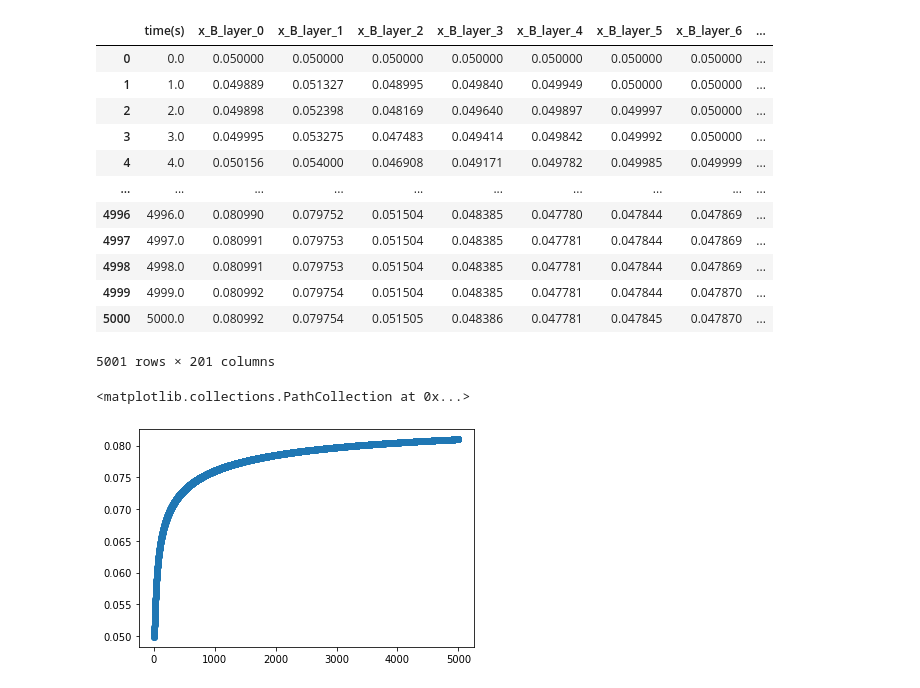
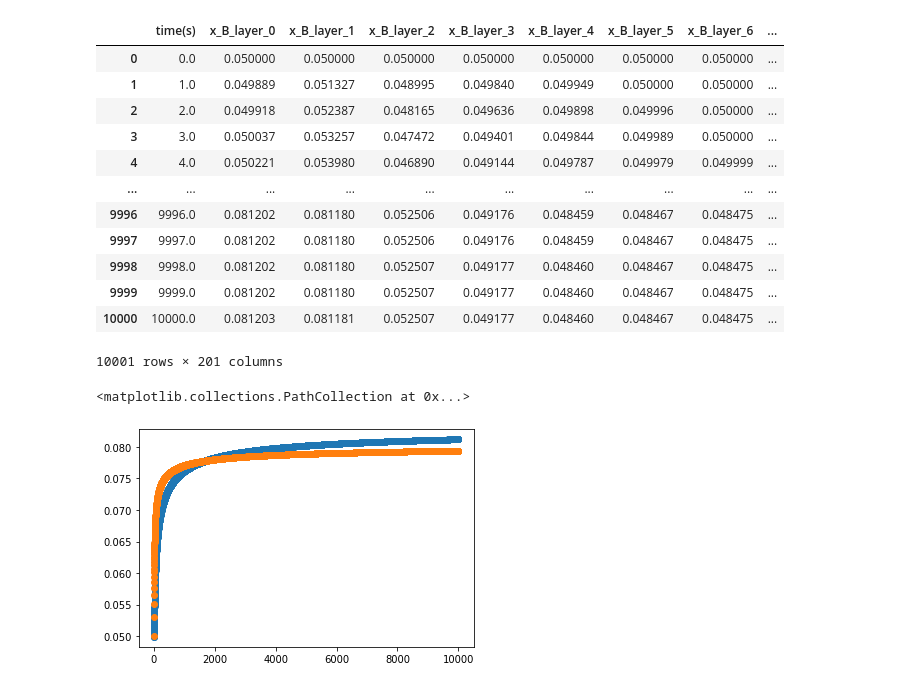
Before and after one commit to Dongsheng-Wen/Segregation_kinetics, a Jupyter notebook: notebooks/Ternary_Ni_5Co_5Cr.ipynb, the cells around one changed output. Drawn from its saved outputs; the diff is of its cells as text; code cells hidden in the pictures.

```diff
--- a/notebooks/Ternary_Ni_5Co_5Cr.ipynb
+++ b/notebooks/Ternary_Ni_5Co_5Cr.ipynb
@@ -88,7 +88,7 @@ Q_list_B = np.random.normal(loc=Q_B,scale=5,size=nd)
 
 # time
 dt = 1  # time step size /s
-nt = 5000  # number of time steps
+nt = 10000  # number of time steps
 # %%
 # solute-solute interaction energies
 J2eV = 8.617333262145e-5/1.380649e-23
@@ -127,18 +127,19 @@ system.calc_data
 |  | time(s) | x_B_layer_0 | x_B_layer_1 | x_B_layer_2 | x_B_layer_3 | x_B_layer_4 | x_B_layer_5 | x_B_layer_6 | ... |
 | 0 | 0.0 | 0.050000 | 0.050000 | 0.050000 | 0.050000 | 0.050000 | 0.050000 | 0.050000 | ... |
 | 1 | 1.0 | 0.049889 | 0.051327 | 0.048995 | 0.049840 | 0.049949 | 0.050000 | 0.050000 | ... |
-| 2 | 2.0 | 0.049898 | 0.052398 | 0.048169 | 0.049640 | 0.049897 | 0.049997 | 0.050000 | ... |
-| 3 | 3.0 | 0.049995 | 0.053275 | 0.047483 | 0.049414 | 0.049842 | 0.049992 | 0.050000 | ... |
-| 4 | 4.0 | 0.050156 | 0.054000 | 0.046908 | 0.049171 | 0.049782 | 0.049985 | 0.049999 | ... |
+| 2 | 2.0 | 0.049918 | 0.052387 | 0.048165 | 0.049636 | 0.049898 | 0.049996 | 0.050000 | ... |
+| 3 | 3.0 | 0.050037 | 0.053257 | 0.047472 | 0.049401 | 0.049844 | 0.049989 | 0.050000 | ... |
+| 4 | 4.0 | 0.050221 | 0.053980 | 0.046890 | 0.049144 | 0.049787 | 0.049979 | 0.049999 | ... |
 | ... | ... | ... | ... | ... | ... | ... | ... | ... | ... |
-| 4996 | 4996.0 | 0.080990 | 0.079752 | 0.051504 | 0.048385 | 0.047780 | 0.047844 | 0.047869 | ... |
-| 4997 | 4997.0 | 0.080991 | 0.079753 | 0.051504 | 0.048385 | 0.047781 | 0.047844 | 0.047869 | ... |
-| 4998 | 4998.0 | 0.080991 | 0.079753 | 0.051504 | 0.048385 | 0.047781 | 0.047844 | 0.047869 | ... |
-| 4999 | 4999.0 | 0.080992 | 0.079754 | 0.051504 | 0.048385 | 0.047781 | 0.047844 | 0.047870 | ... |
-| 5000 | 5000.0 | 0.080992 | 0.079754 | 0.051505 | 0.048386 | 0.047781 | 0.047845 | 0.047870 | ... |
+| 9996 | 9996.0 | 0.081202 | 0.081180 | 0.052506 | 0.049176 | 0.048459 | 0.048467 | 0.048475 | ... |
+| 9997 | 9997.0 | 0.081202 | 0.081180 | 0.052506 | 0.049176 | 0.048459 | 0.048467 | 0.048475 | ... |
+| 9998 | 9998.0 | 0.081202 | 0.081180 | 0.052507 | 0.049177 | 0.048460 | 0.048467 | 0.048475 | ... |
+| 9999 | 9999.0 | 0.081202 | 0.081180 | 0.052507 | 0.049177 | 0.048460 | 0.048467 | 0.048475 | ... |
+| 10000 | 10000.0 | 0.081203 | 0.081181 | 0.052507 | 0.049177 | 0.048460 | 0.048467 | 0.048475 | ... |
-5001 rows × 201 columns
+10001 rows × 201 columns
 # %%
 plt.scatter(system.calc_data['time(s)'],system.calc_data['x_B_layer_0'])
+plt.scatter(system.calc_data['time(s)'],system.calc_data['x_C_layer_0'])
 # %% [output]
 <matplotlib.collections.PathCollection at 0x...>
-[figure, old version]
+[figure, new version]
```
Also changed, not shown: parts of 16 cells of this notebook, 2 other files.
